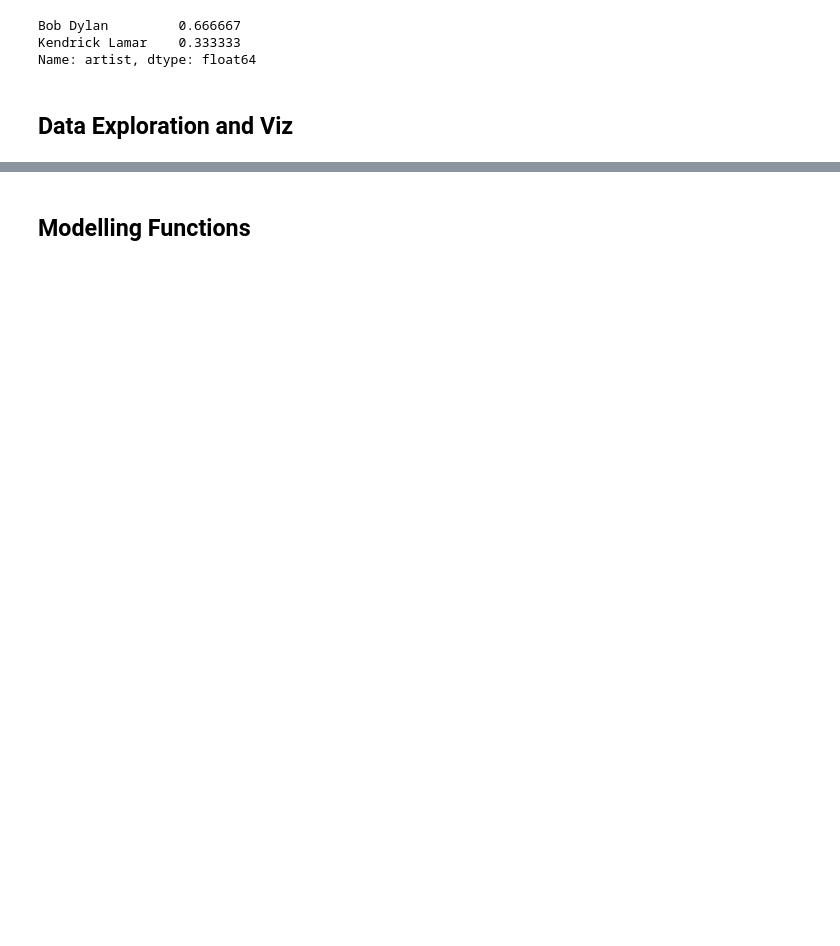
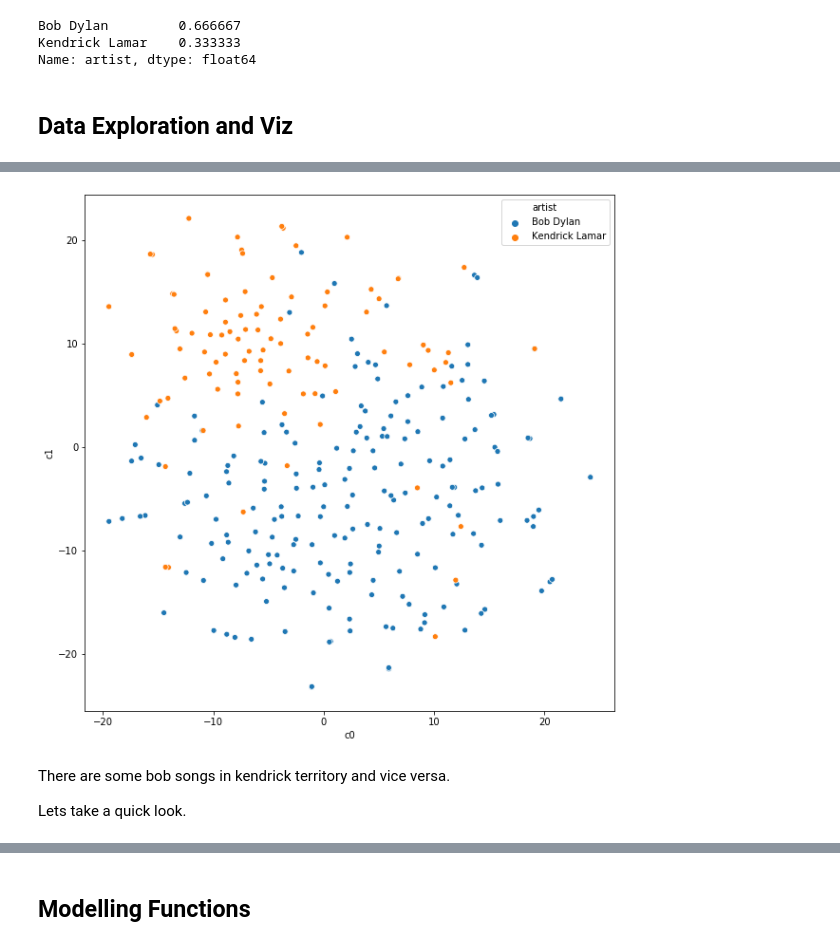
Before and after one commit to xaaronx/bob-or-kendrick, a Jupyter notebook: modelling.ipynb, the cells around one changed output, grey strips where cells are left out. Drawn from its saved outputs; the diff is of its cells as text; code cells hidden in the pictures; blank space fills up the shorter version.

```diff
--- a/modelling.ipynb
+++ b/modelling.ipynb
@@ -137,3 +150,19 @@ def vectorise(ngram_range, max_feats, input_data):
+# %%
+def create_text_embeddings(ncomponents, data, lr):
+
+    '''
+    Create t-sne text embeddings.
+    '''
+
+    embedded_data = pd.DataFrame(TSNE(n_components=ncomponents, random_state=1, learning_rate=lr)\
+                                 .fit_transform(data),
+                       columns=['c{}'.format(i) for i in range(ncomponents)],
+                       index=X.index)
+
+    embedded_data['artist'] = df['artist']
+    embedded_data['song'] = df['song']
+
+    return embedded_data
 # %%
 vectoriser, language_vector_data= vectorise(ngram_range=(1, 1), max_feats=1000, input_data=df['lyrics_processed'])
 # %%
@@ -179,0 +192,10 @@ ValueError: Could not interpret input 'artist'
+# %%
+tsne2 = create_text_embeddings(2, X, 25)
+fig, ax = plt.subplots(figsize=(10,10))
+sns.scatterplot(tsne2['c0'], tsne2['c1'], hue=tsne2['artist']);
+# %% [output]
+[figure, added]
+# %% [markdown]
+There are some bob songs in kendrick territory and vice versa.
+
+Lets take a quick look.
```
Also changed, not shown: parts of 38 cells of this notebook.
